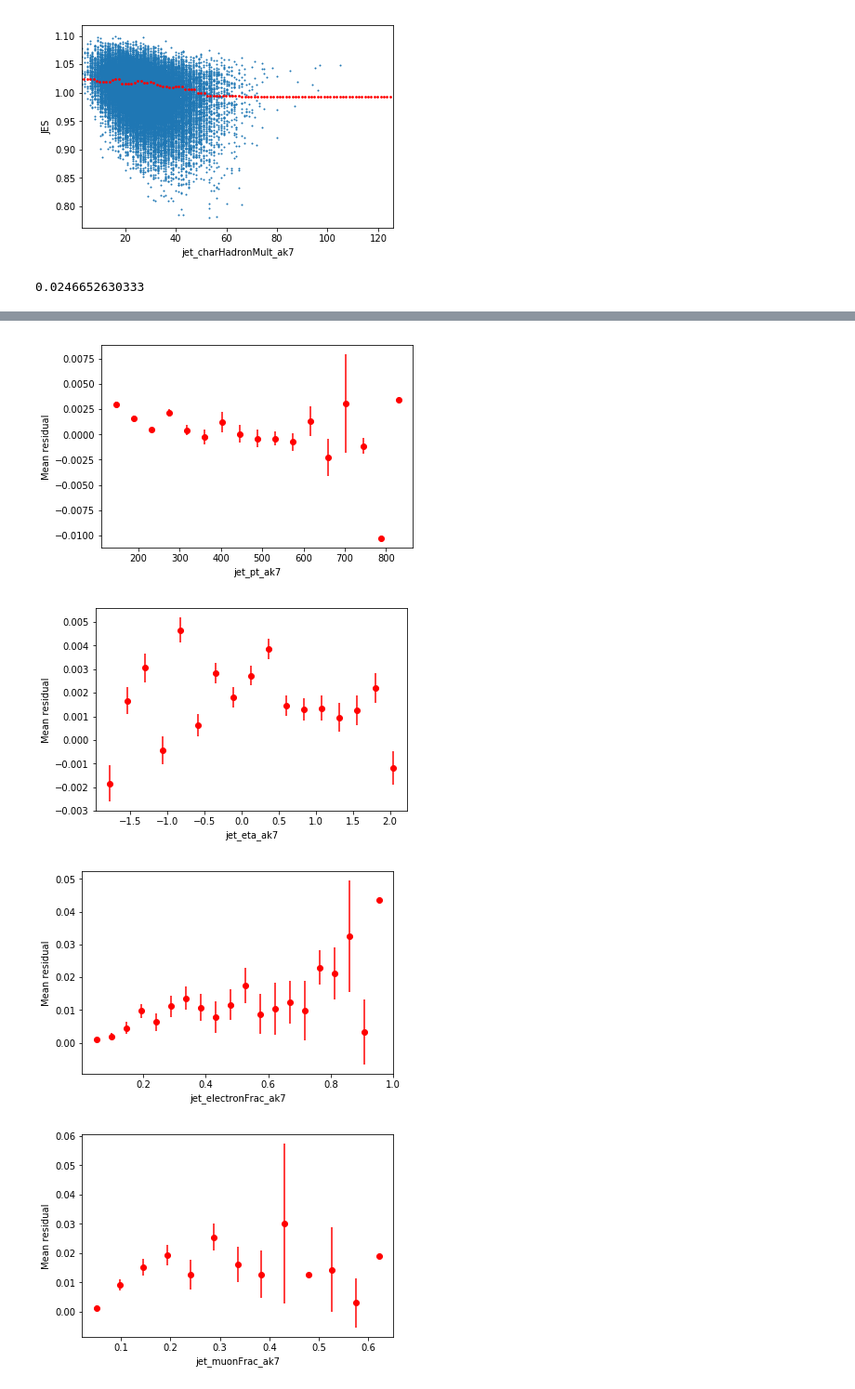
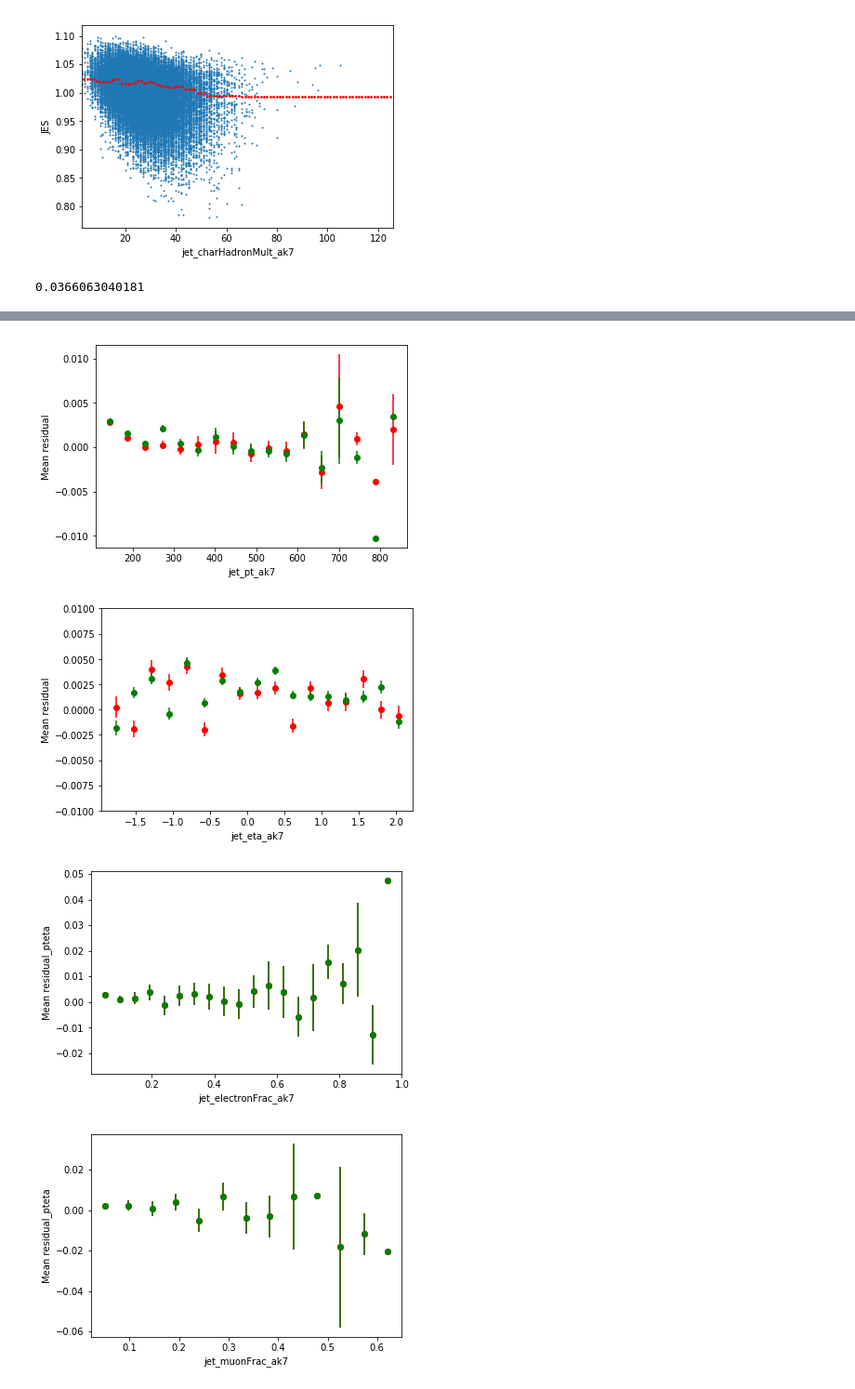
Before and after one commit to awhitbeck/scientific-python-hats, a Jupyter notebook: cms-open-data-ml/randomForestTraining.ipynb, the cells around one changed output, grey strips where cells are left out. Shown at 93% size. Saved outputs shown, nothing was run; the diff lists cells and outputs as text; code cells hidden in the pictures.

```diff
--- a/cms-open-data-ml/randomForestTraining.ipynb
+++ b/cms-open-data-ml/randomForestTraining.ipynb
@@ -111,35 +122,49 @@ for i,f in enumerate(factorNames):
 [figure]
 [figure]
 # %%
-df_test['res_sq'] = map(lambda x : x*x , df_test['residual'])
-print sqrt(df_test.sum()['res_sq']/len(df_test['residual']))
+plot_var='residual_pteta'
+df_test['res_sq'] = map(lambda x : x*x , df_test[plot_var])
+print sqrt(df_test.sum()['res_sq']/len(df_test[plot_var]))
 
-plt.hist(df_test['residual'],20)
+plt.hist(df_test[plot_var],20)
 plt.show()
 
-plotMean(df_test,'residual','jet_pt_ak7',20,100,1000)
+plotMean(df_test,plot_var,'jet_pt_ak7',20,100,1000)
+plotMean(df_test,'residual','jet_pt_ak7',20,100,1000,color='g')
 plt.show()
-plotMean(df_test,'residual','jet_eta_ak7',20,-2.5,2.5)
+plotMean(df_test,plot_var,'jet_eta_ak7',20,-2.5,2.5)
+plotMean(df_test,'residual','jet_eta_ak7',20,-2.5,2.5,color='g')
+plt.ylim(-0.01,0.01)
 plt.show()
-plotMean(df_test,'residual','jet_electronFrac_ak7',20,0.,1.)
+plotMean(df_test,plot_var,'jet_electronFrac_ak7',20,0.,1.)
+plotMean(df_test,plot_var,'jet_electronFrac_ak7',20,0.,1.,color='g')
 plt.show()
-plotMean(df_test,'residual','jet_muonFrac_ak7',20,0.,1.)
+plotMean(df_test,plot_var,'jet_muonFrac_ak7',20,0.,1.)
+plotMean(df_test,plot_var,'jet_muonFrac_ak7',20,0.,1.,color='g')
 plt.show()
-plotMean(df_test,'residual','jet_photonFrac_ak7',20,0.,1.)
+plotMean(df_test,plot_var,'jet_photonFrac_ak7',20,0.,1.)
+plotMean(df_test,plot_var,'jet_photonFrac_ak7',20,0.,1.,color='g')
 plt.show()
-plotMean(df_test,'residual','jet_neuHadronFrac_ak7',20,0.,1.)
+plotMean(df_test,plot_var,'jet_neuHadronFrac_ak7',20,0.,1.)
+plotMean(df_test,plot_var,'jet_neuHadronFrac_ak7',20,0.,1.,color='g')
 plt.show()
-plotMean(df_test,'residual','jet_charHadronFrac_ak7',20,0.,1.)
+plotMean(df_test,plot_var,'jet_charHadronFrac_ak7',20,0.,1.)
+plotMean(df_test,plot_var,'jet_charHadronFrac_ak7',20,0.,1.,color='g')
 plt.show()
-plotMean(df_test,'residual','jet_electronMult_ak7',5,-0.1,5.1)
+plotMean(df_test,plot_var,'jet_electronMult_ak7',5,-0.1,5.1)
+plotMean(df_test,plot_var,'jet_electronMult_ak7',5,-0.1,5.1,color='g')
 plt.show()
-plotMean(df_test,'residual','jet_muonMult_ak7',5,-0.1,5.1)
+plotMean(df_test,plot_var,'jet_muonMult_ak7',5,-0.1,5.1)
+plotMean(df_test,plot_var,'jet_muonMult_ak7',5,-0.1,5.1,color='g')
 plt.show()
-plotMean(df_test,'residual','jet_photonMult_ak7',20,0.,80.)
+plotMean(df_test,plot_var,'jet_photonMult_ak7',20,0.,80.)
+plotMean(df_test,'residual','jet_photonMult_ak7',20,0.,80.,color='g')
 plt.show()
-plotMean(df_test,'residual','jet_neuHadronMult_ak7',10,0.,20.)
+plotMean(df_test,plot_var,'jet_neuHadronMult_ak7',10,0.,20.)
+plotMean(df_test,plot_var,'jet_neuHadronMult_ak7',10,0.,20.,color='g')
 plt.show()
-plotMean(df_test,'residual','jet_charHadronMult_ak7',20,0.,120.)
+plotMean(df_test,plot_var,'jet_charHadronMult_ak7',20,0.,120.)
+plotMean(df_test,'residual','jet_charHadronMult_ak7',20,0.,120.,color='g')
 plt.show()
 # %% [output]
-0.0246652630333
+0.0366063040181
@@ -147,4 +172,4 @@ plt.show()
-[figure, old version]
+[figure, new version]
-[figure, old version]
+[figure, new version]
-[figure, old version]
+[figure, new version]
-[figure, old version]
+[figure, new version]
```
Also changed, not shown: parts of 3 cells of this notebook.
